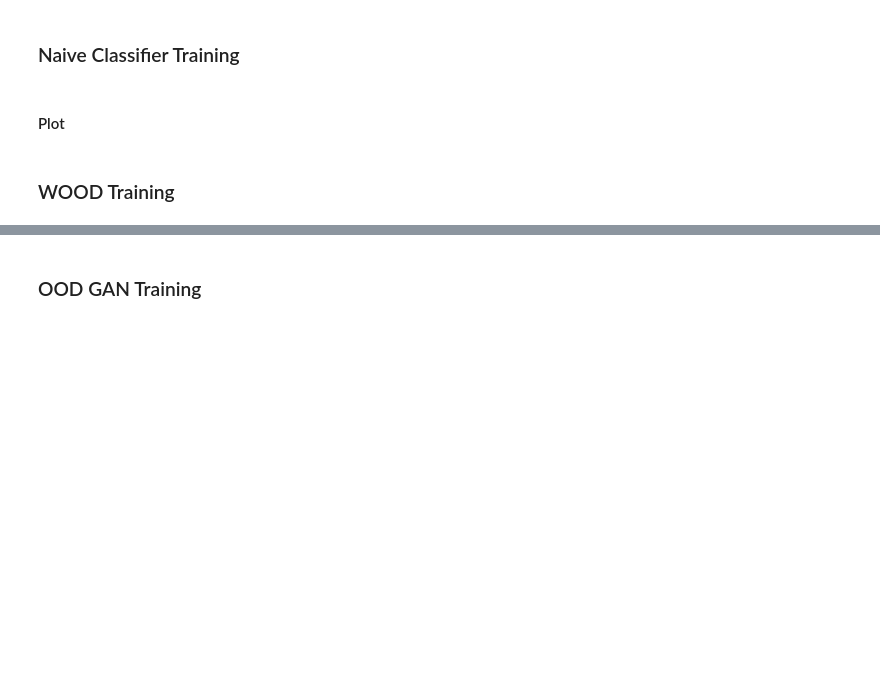
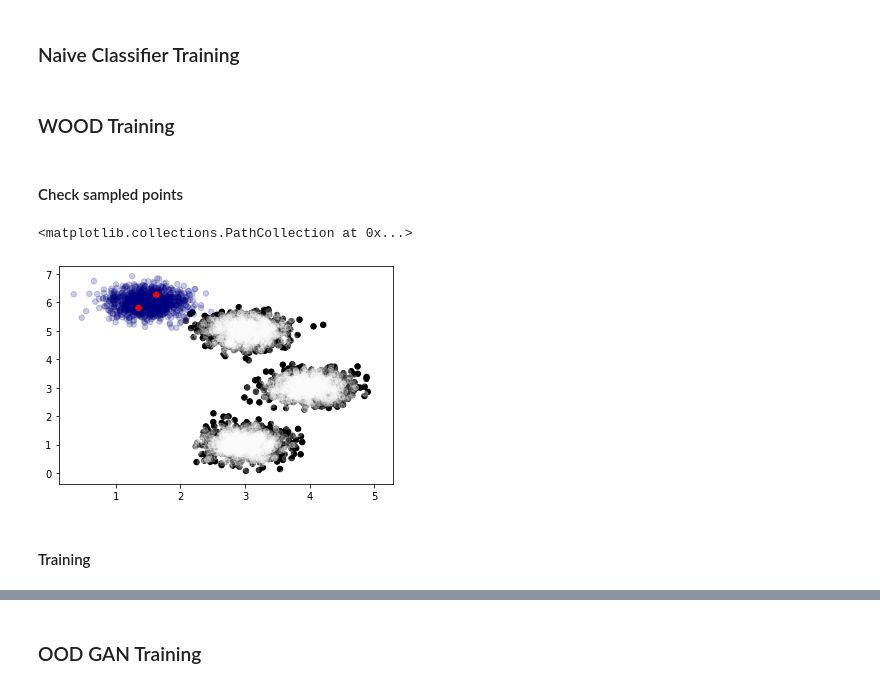
Before and after one commit to Xiaoyang-Song/Out-of-Distribution-GANs, a Jupyter notebook: Notebooks/simulation.ipynb, the cells around one changed output, grey strips where cells are left out. Cells and saved outputs as stored; diff of their text form; code cells hidden in the pictures; blank space fills up the shorter version.

```diff
--- a/Notebooks/simulation.ipynb
+++ b/Notebooks/simulation.ipynb
@@ -86,10 +89,24 @@ ind_val_loader = torch.utils.data.DataLoader(IND_DATA_TEST, shuffle=True, batch_
 # Training
 D = classifier_training(D, criterion, optimizer, ind_tri_loader, ind_val_loader, max_epoch, n_epoch=50)
 torch.save(D.state_dict(), "simulation_log/model/D.pt")
-# %% [markdown]
-#### Plot
 # %% [markdown]
 ### WOOD Training
+# %% [markdown]
+#### Check sampled points
+# %%
+n_ood = 2
+ood_bsz = 4
+OOD_BATCH = torch.tensor(OOD_X[np.random.choice(n, n_ood, replace=False)], dtype=torch.float32)
+torch.save(OOD_BATCH, "simulation_log/model/ood_batch.pt")
+plt.scatter(IND_X[:,0], IND_X[:,1], c='black', label ="InD", sizes=[30]*len(IND_X), alpha=1)
+plt.scatter(IND_X_TEST[:,0], IND_X_TEST[:,1], c='white', sizes=[30]*len(IND_X), alpha=0.2)
+plt.scatter(OOD_X[:,0], OOD_X[:,1], c='navy', sizes=[30]*len(OOD_X), alpha=0.2)
+plt.scatter(OOD_BATCH[:,0], OOD_BATCH[:,1], c='red', label="OoD", sizes=[30]*len(OOD_X), alpha=1)
+# %% [output]
+<matplotlib.collections.PathCollection at 0x...>
+[figure, added]
+# %% [markdown]
+#### Training
 # %%
 from simulation import *
 D_WOOD = DSIM(64).to(DEVICE)
```
Also changed, not shown: parts of 20 cells of this notebook, 40 other files.
